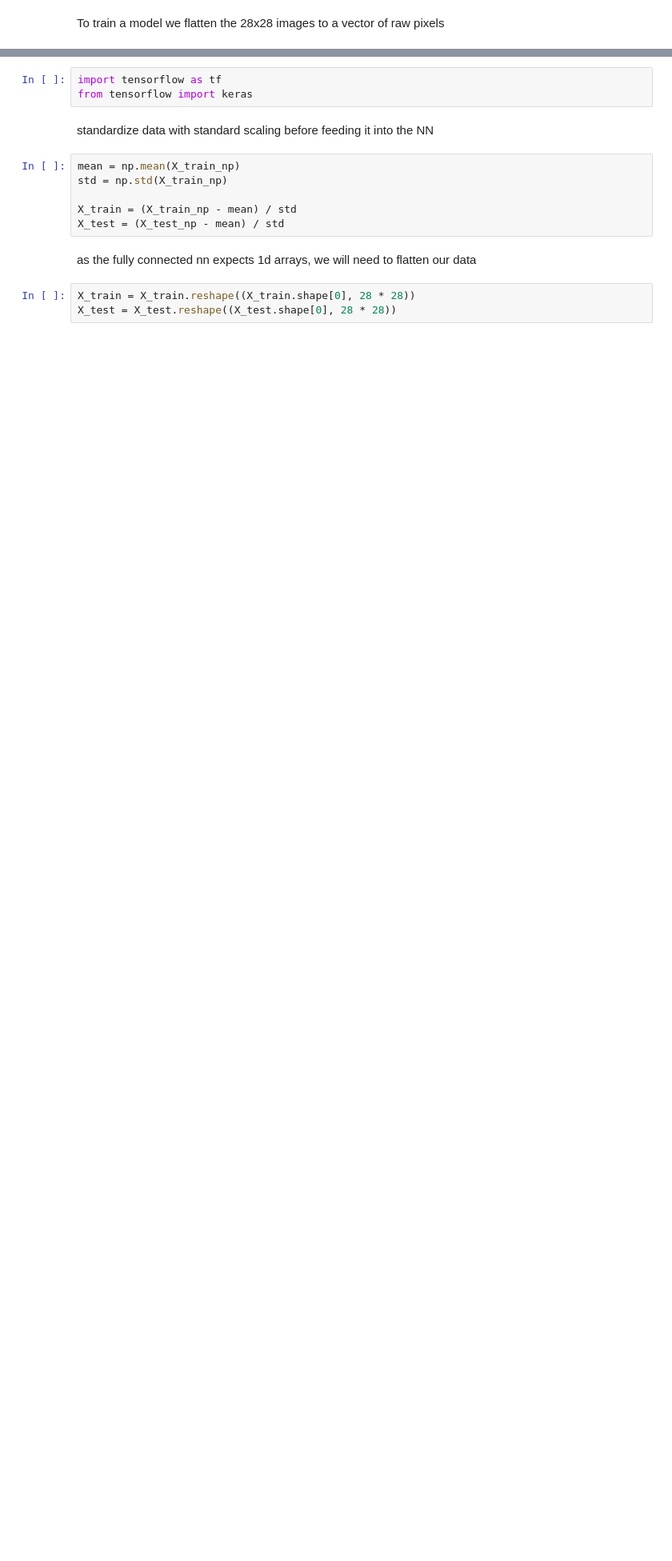
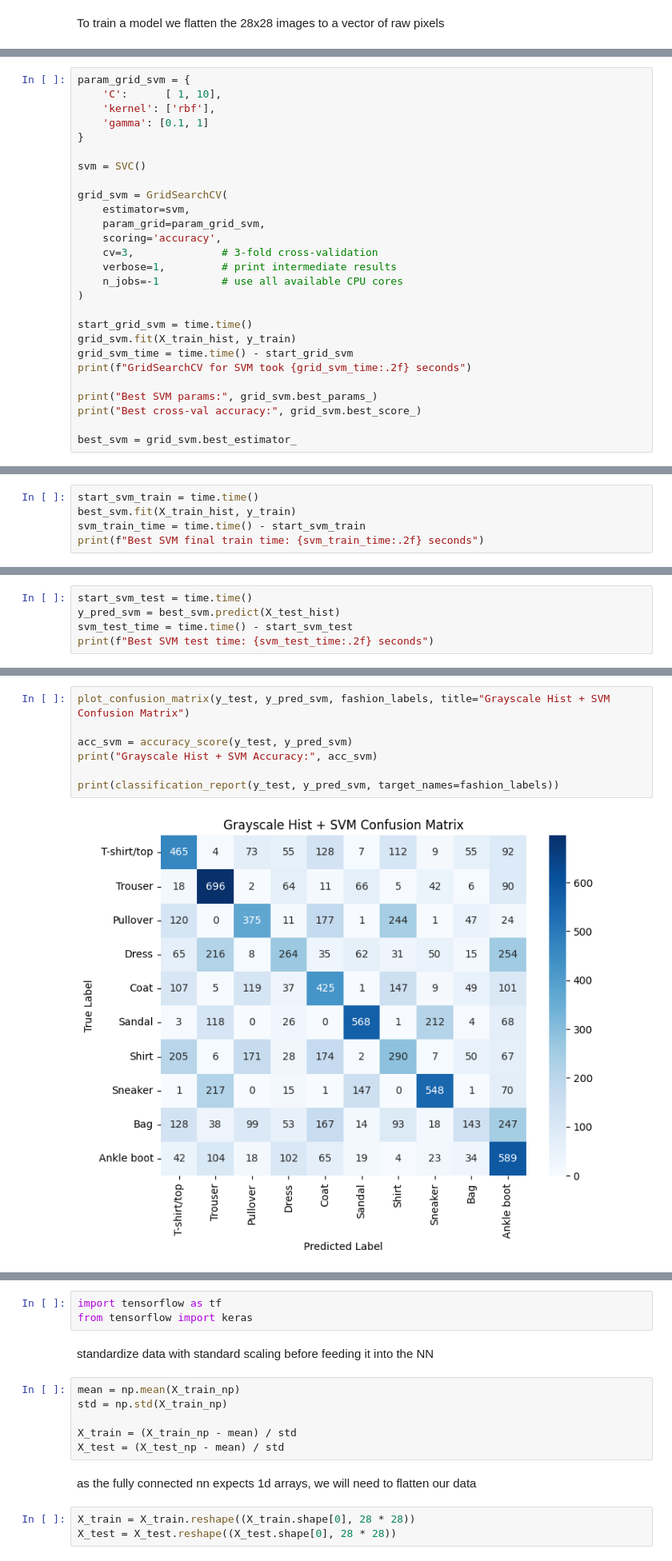
Before and after one commit to gonlyplease/deep-learning-image, a Jupyter notebook: notebooks/timexperimentation.ipynb, the cells around one changed output, grey strips where cells are left out. Shown at 80% size. Cells and saved outputs as stored; diff of their text form; blank space fills up the shorter version.

Commit message:
implemented feature extraction, Mini Resnet for Fashion  MNIST

```diff
--- a/notebooks/timexperimentation.ipynb
+++ b/notebooks/timexperimentation.ipynb
@@ -203,0 +292,27 @@ weighted avg       0.84      0.84      0.84     10000
+# %%
+param_grid_svm = {
+    'C':      [ 1, 10],
+    'kernel': ['rbf'],
+    'gamma': [0.1, 1]
+}
+
+svm = SVC()
+
+grid_svm = GridSearchCV(
+    estimator=svm,
+    param_grid=param_grid_svm,
+    scoring='accuracy',
+    cv=3,              # 3-fold cross-validation
+    verbose=1,         # print intermediate results
+    n_jobs=-1          # use all available CPU cores
+)
+
+start_grid_svm = time.time()
+grid_svm.fit(X_train_hist, y_train)
+grid_svm_time = time.time() - start_grid_svm
+print(f"GridSearchCV for SVM took {grid_svm_time:.2f} seconds")
+
+print("Best SVM params:", grid_svm.best_params_)
+print("Best cross-val accuracy:", grid_svm.best_score_)
+
+best_svm = grid_svm.best_estimator_
@@ -203,0 +324,5 @@ weighted avg       0.84      0.84      0.84     10000
+# %%
+start_svm_train = time.time()
+best_svm.fit(X_train_hist, y_train)
+svm_train_time = time.time() - start_svm_train
+print(f"Best SVM final train time: {svm_train_time:.2f} seconds")
@@ -203,0 +331,5 @@ weighted avg       0.84      0.84      0.84     10000
+# %%
+start_svm_test = time.time()
+y_pred_svm = best_svm.predict(X_test_hist)
+svm_test_time = time.time() - start_svm_test
+print(f"Best SVM test time: {svm_test_time:.2f} seconds")
@@ -203,0 +338,9 @@ weighted avg       0.84      0.84      0.84     10000
+# %%
+plot_confusion_matrix(y_test, y_pred_svm, fashion_labels, title="Grayscale Hist + SVM Confusion Matrix")
+
+acc_svm = accuracy_score(y_test, y_pred_svm)
+print("Grayscale Hist + SVM Accuracy:", acc_svm)
+
+print(classification_report(y_test, y_pred_svm, target_names=fashion_labels))
+# %% [output]
+[figure, added]
```
Also changed, not shown: parts of 73 cells of this notebook.
